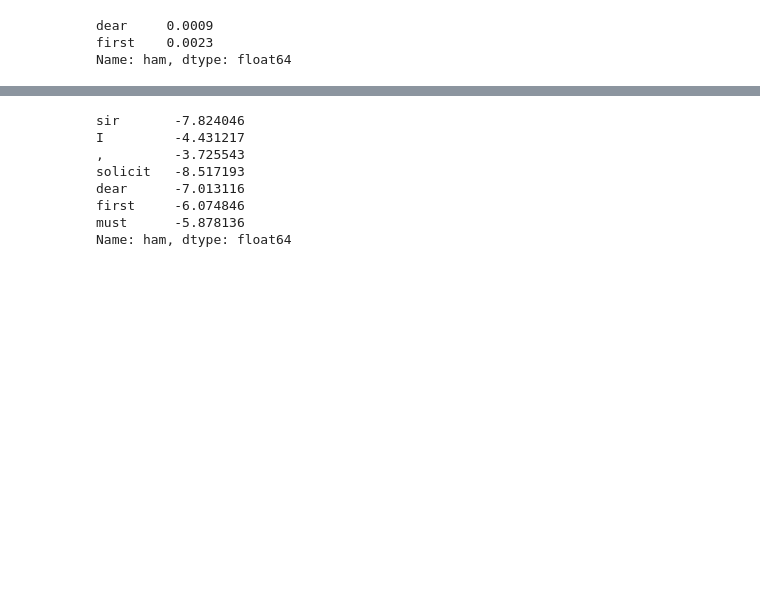
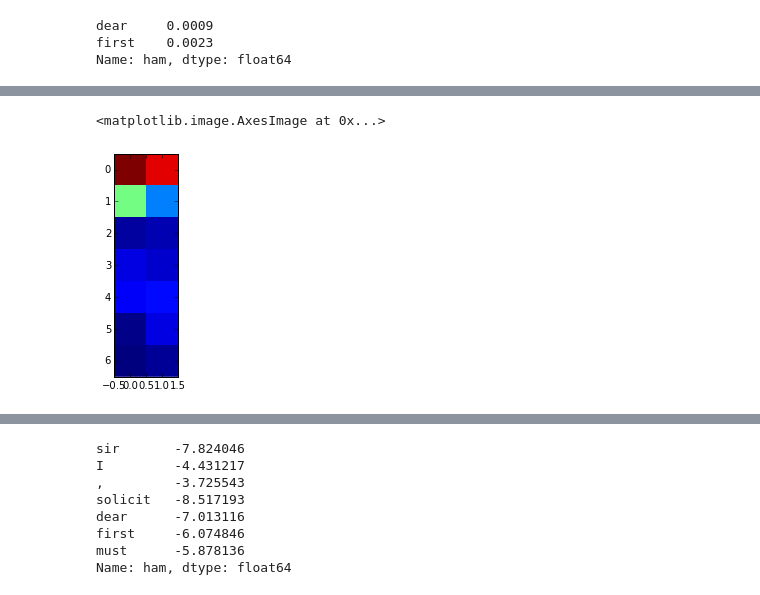
Before and after one commit to Berkeley-MIDS-ML/MIDS-ML-examples, a Jupyter notebook: Probability.ipynb, the cells around one changed output, grey strips where cells are left out. Cells and saved outputs as stored; diff of their text form; code cells hidden in the pictures; blank space fills up the shorter version.

```diff
--- a/Probability.ipynb
+++ b/Probability.ipynb
@@ -118,0 +214,3 @@ Name: ham, dtype: float64
+# %%
+PX_reshaped = PX_long.reshape((7,2))
+PX_reshaped
@@ -118,0 +225,5 @@ Name: ham, dtype: float64
+# %%
+plt.imshow(PX_reshaped, interpolation='none')
+# %% [output]
+<matplotlib.image.AxesImage at 0x...>
+[figure, added]
```
Also changed, not shown: parts of 36 cells of this notebook.
